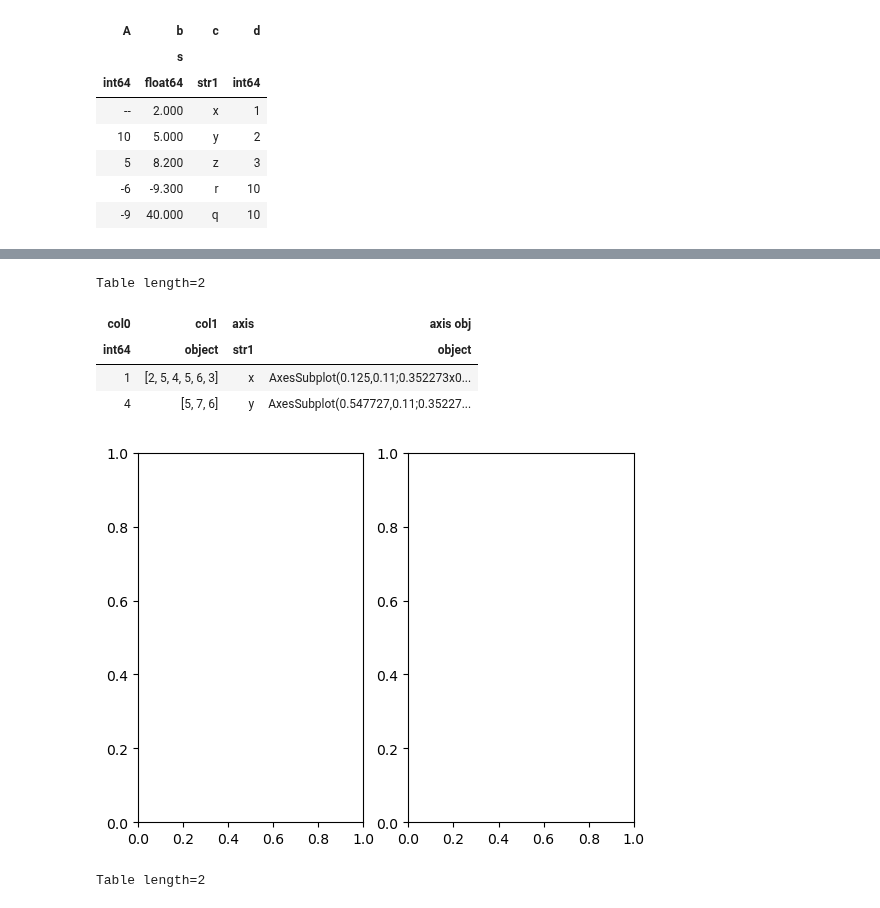
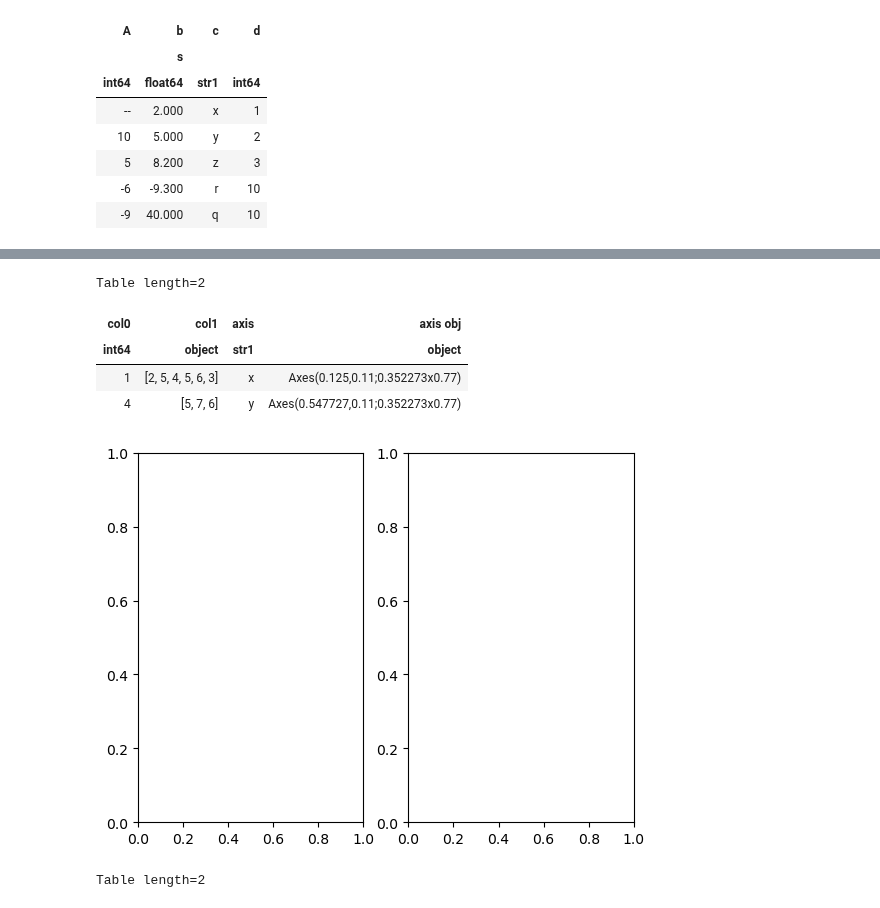
Before and after one commit to Morisset/Python-lectures-Notebooks, a Jupyter notebook: Notebooks/Using_astropy.ipynb, the cells around one changed output, grey strips where cells are left out. Saved outputs shown, nothing was run; the diff lists cells and outputs as text; code cells hidden in the pictures.

```diff
--- a/Notebooks/Using_astropy.ipynb
+++ b/Notebooks/Using_astropy.ipynb
@@ -358,20 +371,20 @@ from astropy.table import Column
 # %%
 # Create a table combining different formats
 a = (1, 4)
-b = np.array([[2, 5, 4, 5,6, 3], [5,  7, 6]])  # vector column
+b = np.array([[2, 5, 4, 5,6, 3], [5,  7, 6]], dtype=object)  # vector column
 c = Column(['x', 'y'], name='axis')
 f, (ax1, ax2) = plt.subplots(1,2)
 d = Column([ax1, ax2], name='axis obj')
 
 tup = (a, b, c, d)
 t3 = Table(tup)  # Data column named "c" has a name "axis" in that table
 t3
 # %% [output]
 Table length=2
 | col0 | col1 | axis | axis obj |
 | int64 | object | str1 | object |
-| 1 | [2, 5, 4, 5, 6, 3] | x | AxesSubplot(0.125,0.11;0.352273x0... |
-| 4 | [5, 7, 6] | y | AxesSubplot(0.547727,0.11;0.35227... |
+| 1 | [2, 5, 4, 5, 6, 3] | x | Axes(0.125,0.11;0.352273x0.77) |
+| 4 | [5, 7, 6] | y | Axes(0.547727,0.11;0.352273x0.77) |
 [figure]
 # %%
 # table from a dictionnary
```
Also changed, not shown: parts of 8 cells of this notebook.
